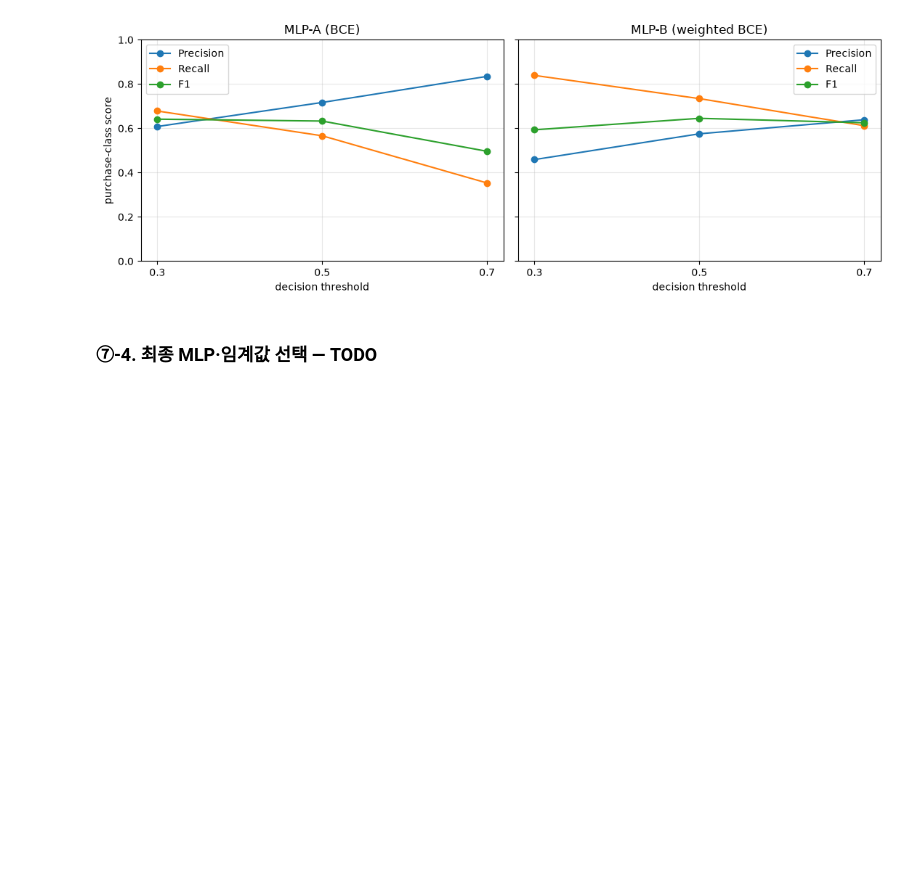
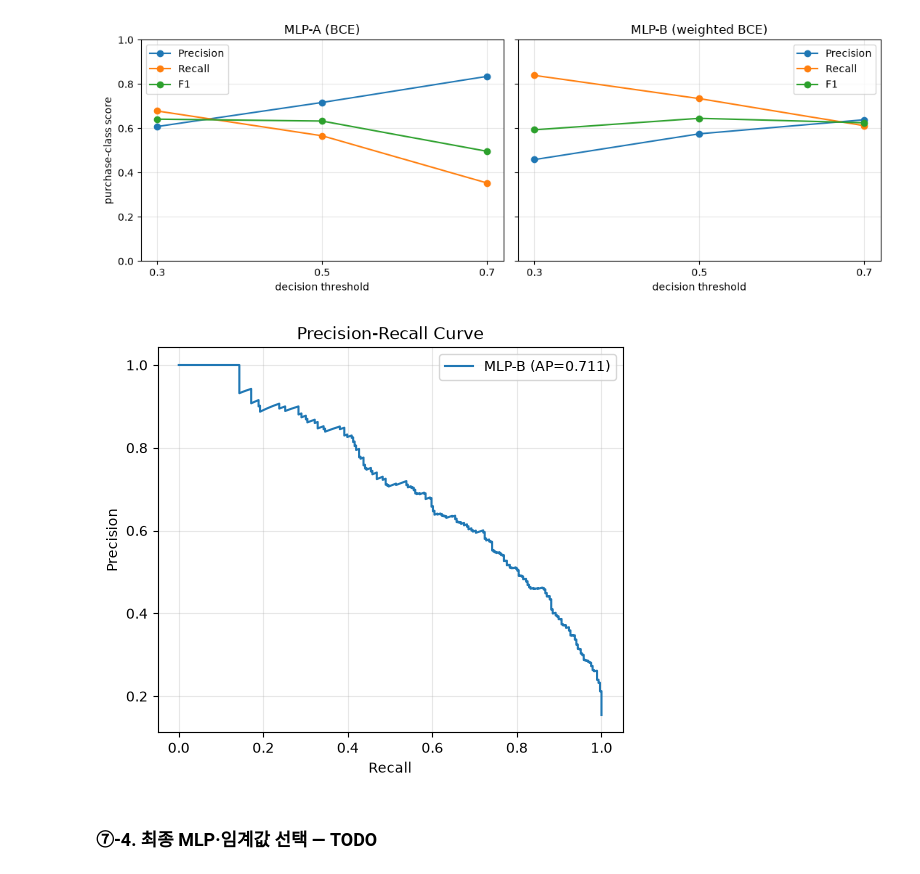
Before and after one commit to Terence20t/ai-mini-project, a Jupyter notebook: mini-project-01/code/02_classification_online_shopping.ipynb, the cells around one changed output. Saved outputs shown, nothing was run; the diff lists cells and outputs as text; code cells hidden in the pictures; blank space fills up the shorter version.

```diff
--- a/mini-project-01/code/02_classification_online_shopping.ipynb
+++ b/mini-project-01/code/02_classification_online_shopping.ipynb
@@ -983,6 +983,34 @@ plt.tight_layout()
 plt.show()
 # %% [output]
 [figure]
+# %%
+from sklearn.metrics import precision_recall_curve, average_precision_score
+
+# MLP-B 구매 확률 계산
+valid_prob = mlp_probabilities(mlp_b, Xt_valid)
+
+# Precision, Recall 계산
+precision, recall, pr_thresholds = precision_recall_curve(
+    y_valid, valid_prob
+)
+
+# PR-AUC 계산
+ap = average_precision_score(y_valid, valid_prob)
+
+# PR 곡선 시각화
+plt.figure(figsize=(6, 5))
+
+plt.plot(recall, precision, label=f"MLP-B (AP={ap:.3f})")
+
+plt.xlabel("Recall")
+plt.ylabel("Precision")
+plt.title("Precision-Recall Curve")
+plt.legend()
+plt.grid(alpha=0.3)
+
+plt.show()
+# %% [output]
+[figure, added]
 # %% [markdown]
 ### ⑦-4. 최종 MLP·임계값 선택 — TODO
 # %%
```
Also changed, not shown: parts of 4 cells of this notebook, 6 other files.
